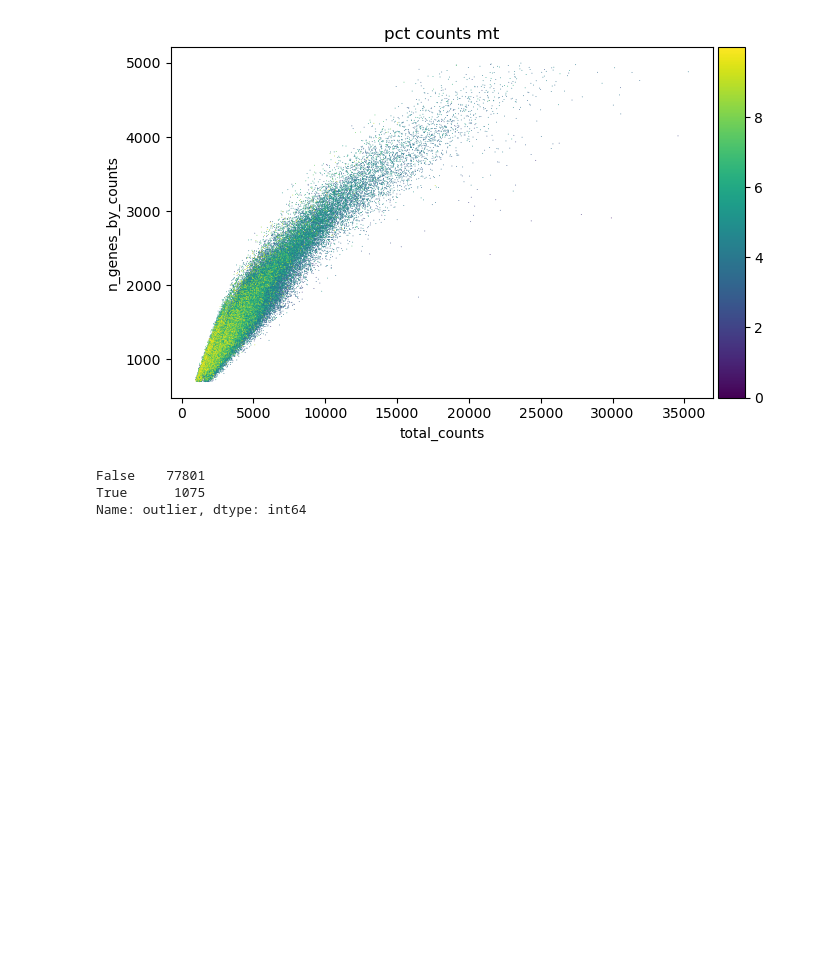
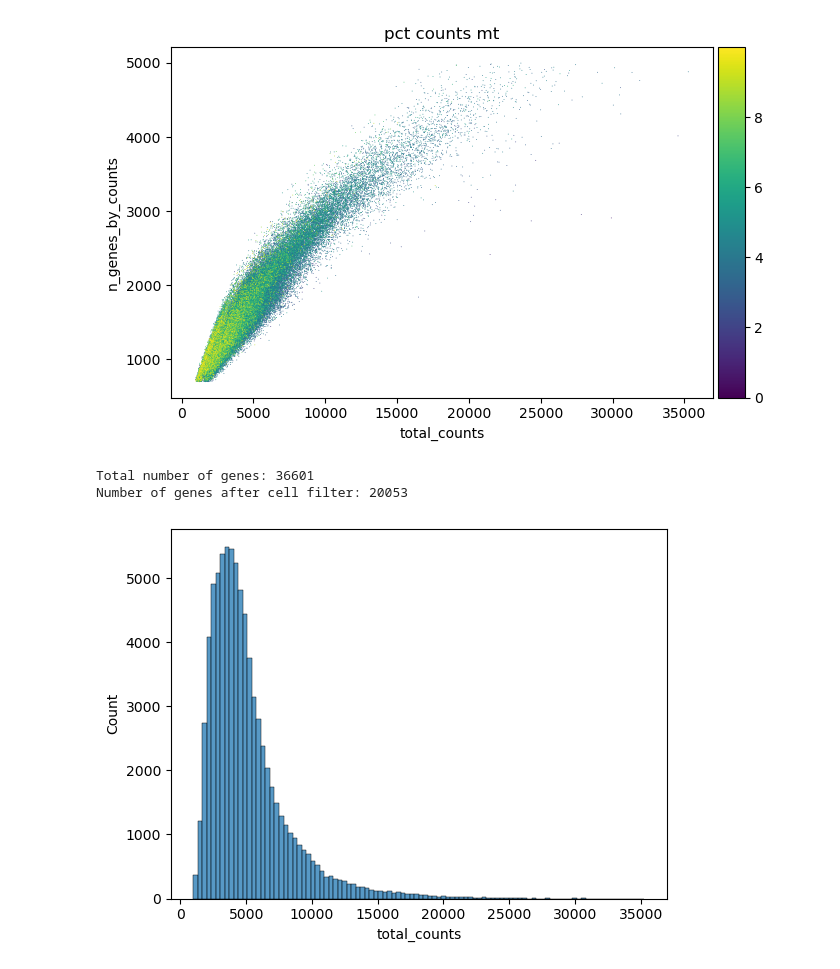
Before and after one commit to zeinabbh/M10, a Jupyter notebook: dataset5_preprocessing.ipynb, the cells around one changed output. Cells and saved outputs as stored; diff of their text form; code cells hidden in the pictures; blank space fills up the shorter version.

```diff
--- a/dataset5_preprocessing.ipynb
+++ b/dataset5_preprocessing.ipynb
@@ -177,11 +169,0 @@ def is_outlier_per_sample(adata, metric: str, nmads: int):
-# %%
-adata.obs["outlier"] = (
-    is_outlier_per_sample(adata, "log1p_total_counts", 5) # log values easier to visalise and compare (raw total_counts can vary hugely across cells)
-    | is_outlier_per_sample(adata, "log1p_n_genes_by_counts", 5)
-    | is_outlier_per_sample(adata, "pct_counts_in_top_20_genes", 5) # gives what percentage of total counts comes from the top 20 most highly expressed genes, cells with very high values here are likely to be low quality cells where a few genes dominate the expression profile, which can be a sign of cell stress or damage
-)
-adata.obs.outlier.value_counts()
-# %% [output]
-False    77801
-True      1075
-Name: outlier, dtype: int64
@@ -187,0 +177,18 @@ Name: outlier, dtype: int64
+# %%
+# Filter out genes not detected in at least 20 cells (not informative)
+
+print(f"Total number of genes: {adata.n_vars}")
+
+# Min 20 cells - filters out 0 count genes
+sc.pp.filter_genes(adata, min_cells=20)
+print(f"Number of genes after cell filter: {adata.n_vars}")
+# %% [output]
+Total number of genes: 36601
+Number of genes after cell filter: 20053
+# %%
+##### Normalisation ##### ----------------------------------------------------------------------------------------------------
+
+# inspect distribution of the raw counts
+p1 = sns.histplot(adata.obs["total_counts"], bins=100, kde=False)
+# %% [output]
+[figure, added]
```
Also changed, not shown: parts of 8 cells of this notebook.
